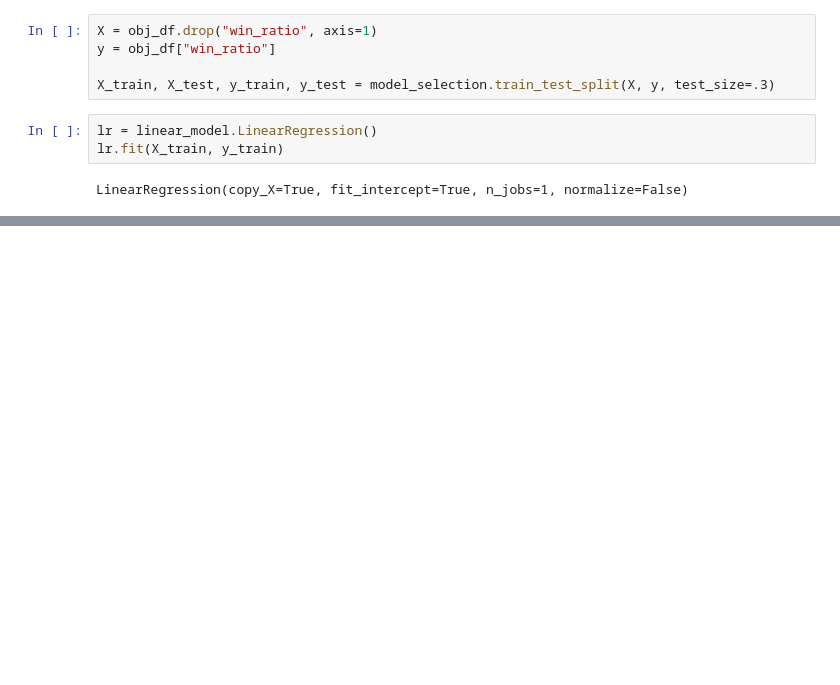
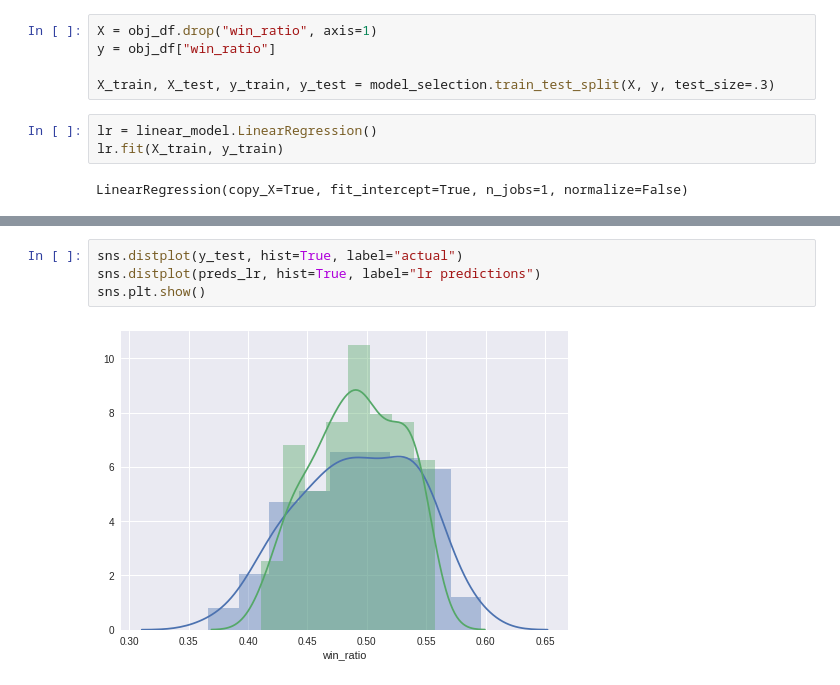
Before and after one commit to jiglesia3/jiglesia3.github.io, a Jupyter notebook: Final Tutorial.ipynb, the cells around one changed output, grey strips where cells are left out. Drawn from its saved outputs; the diff is of its cells as text; blank space fills up the shorter version.

Commit message:
early predictions

```diff
--- a/Final Tutorial.ipynb
+++ b/Final Tutorial.ipynb
@@ -577,0 +578,6 @@ Linear Regression Score: 0.669784013755
+# %%
+sns.distplot(y_test, hist=True, label="actual")
+sns.distplot(preds_lr, hist=True, label="lr predictions")
+sns.plt.show()
+# %% [output]
+[figure, added]
```
Also changed, not shown: parts of 2 cells of this notebook.
